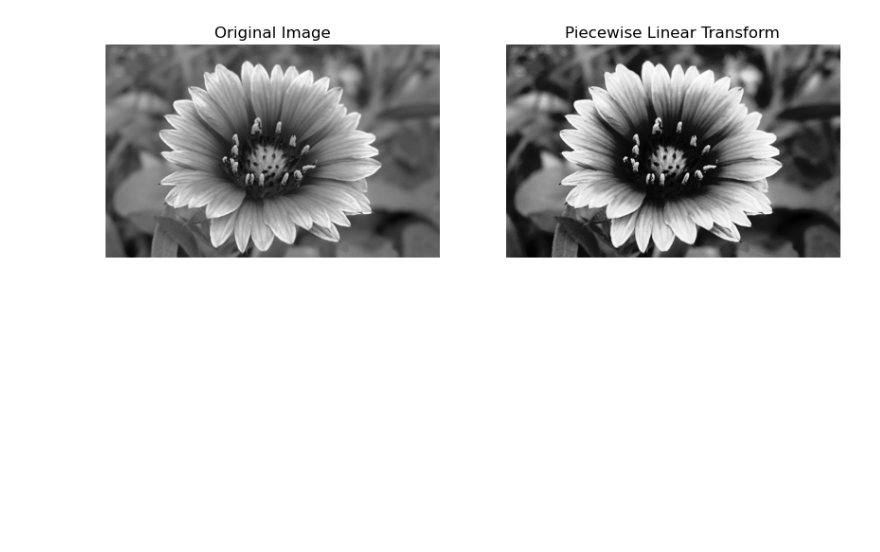
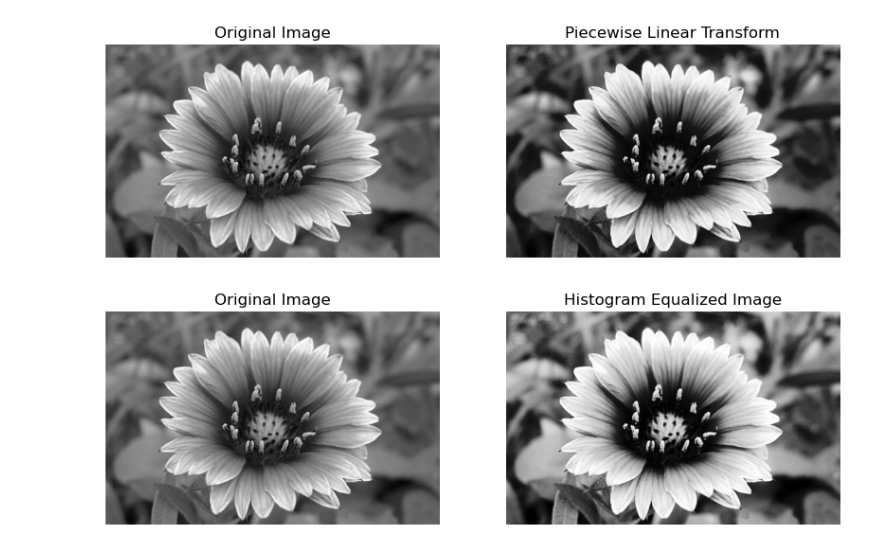
Before and after one commit to koustav-B/Image-Processing-Code, a Jupyter notebook: gray.ipynb, the cells around one changed output. Saved outputs shown, nothing was run; the diff lists cells and outputs as text; code cells hidden in the pictures; blank space fills up the shorter version.

```diff
--- a/gray.ipynb
+++ b/gray.ipynb
@@ -205,3 +205,29 @@ plt.axis("off")
 plt.show()
 # %% [output]
 [figure]
+# %%
+import cv2
+import matplotlib.pyplot as plt
+
+# Read the image
+image = cv2.imread("flower.jpg", 0)
+
+# Apply histogram equalization
+equalized_image = cv2.equalizeHist(image)
+
+# Display original and equalized images
+plt.figure(figsize=(10, 4))
+
+plt.subplot(1, 2, 1)
+plt.imshow(image, cmap='gray')
+plt.title("Original Image")
+plt.axis("off")
+
+plt.subplot(1, 2, 2)
+plt.imshow(equalized_image, cmap='gray')
+plt.title("Histogram Equalized Image")
+plt.axis("off")
+
+plt.show()
+# %% [output]
+[figure, added]
```
Also changed, not shown: parts of 4 cells of this notebook.
